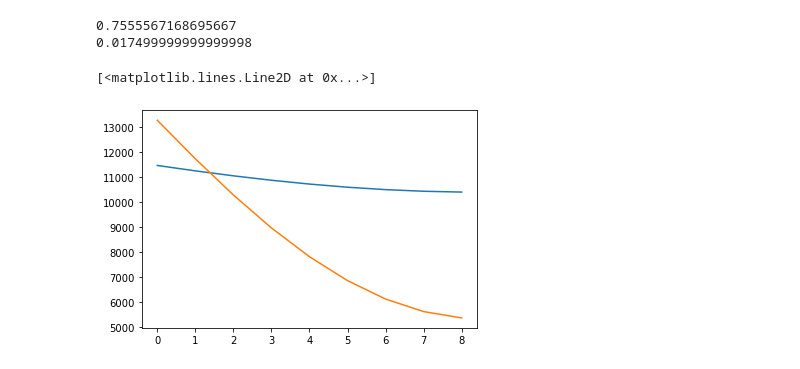
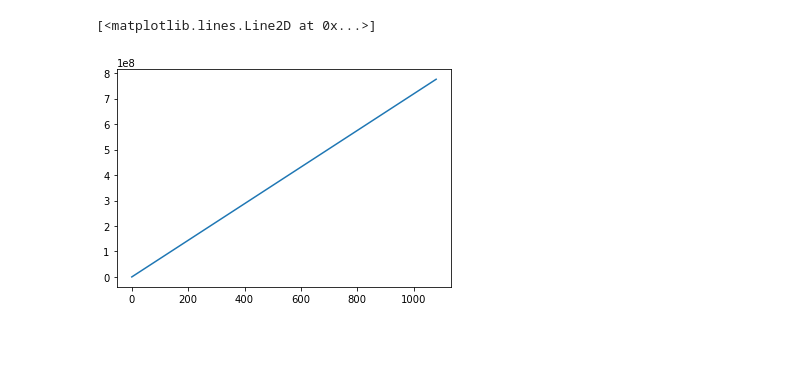
Before and after one commit to l-hemsley/HeatingModel, a Jupyter notebook: SimpleBoxModelv2_0.ipynb, the cells around one changed output. Cells and saved outputs as stored; diff of their text form; code cells hidden in the pictures; blank space fills up the shorter version.

```diff
--- a/SimpleBoxModelv2_0.ipynb
+++ b/SimpleBoxModelv2_0.ipynb
@@ -117,11 +165,5 @@ plt.plot(ceil.T_array)
-# %%
-print(floor.T_array[0]-floor.T_array[1])
-print(floor.cell_length)
-
-plt.plot(ceil.Qout_array)
-plt.plot(wall_upper.Qout_array)
-# %% [output]
-0.7555567168695667
-0.017499999999999998
-[<matplotlib.lines.Line2D at 0x...>]
-[figure, removed]
+# %%
+plt.plot( Qin_cumul)
+# %% [output]
+[<matplotlib.lines.Line2D at 0x...>]
+[figure, added]
```
Also changed, not shown: parts of 5 cells of this notebook, 1 other file.
